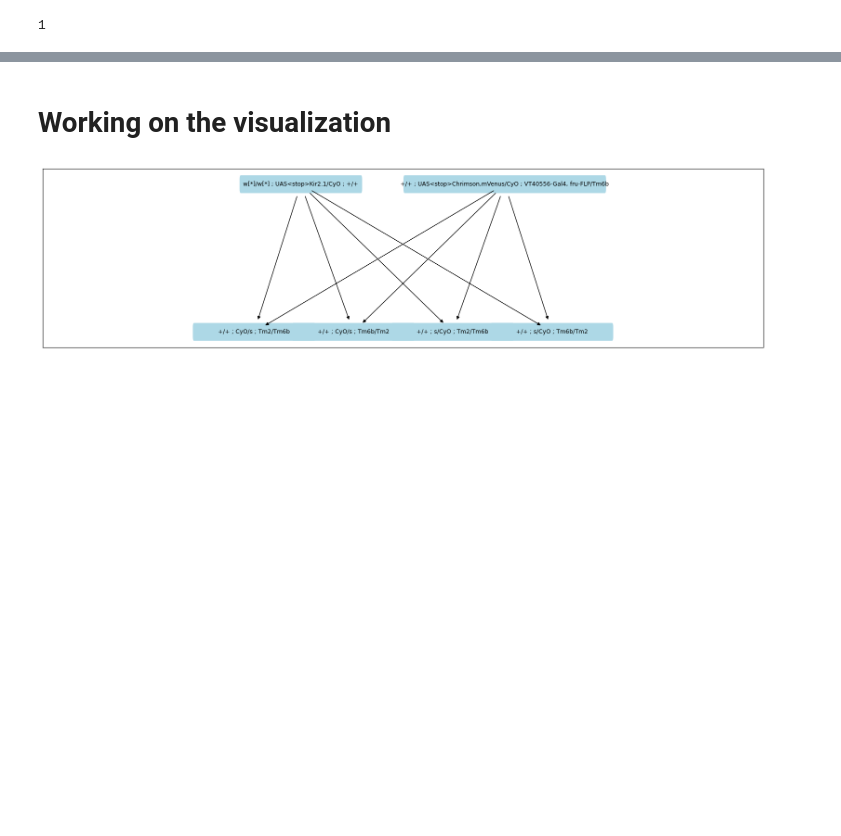
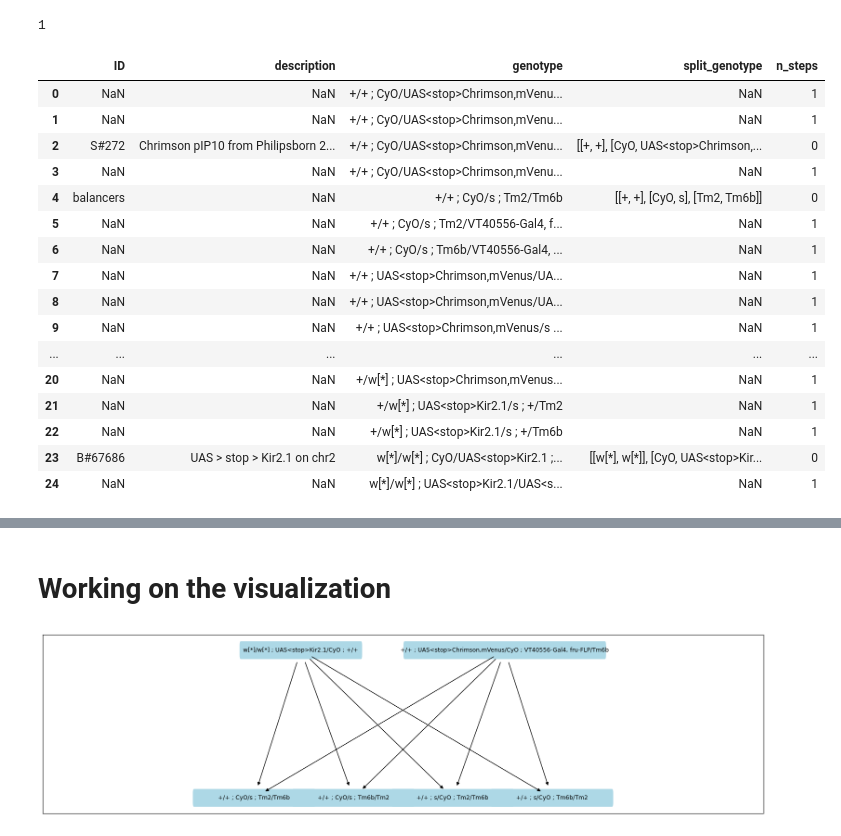
Before and after one commit to adpala/cross_helper, a Jupyter notebook: testing.ipynb, the cells around one changed output, grey strips where cells are left out. Cells and saved outputs as stored; diff of their text form; code cells hidden in the pictures; blank space fills up the shorter version.

```diff
--- a/testing.ipynb
+++ b/testing.ipynb
@@ -127,3 +146,27 @@ while (goal_genotype not in current_stock_pool) or (n_steps > 4):
         print(n_steps)
 # %% [output]
 1
+# %%
+new_pool_df = pd.DataFrame(new_stock_pool,columns=['genotype'])
+new_pool_df['n_steps'] = 1
+fly_stock_table = pd.concat((fly_stock_table,new_pool_df))
+fly_stock_table = remove_longer_duplicates(fly_stock_table)
+fly_stock_table
+# %% [output]
+|  | ID | description | genotype | split_genotype | n_steps |
+| 0 | NaN | NaN | +/+ ; CyO/UAS<stop>Chrimson,mVenu... | NaN | 1 |
+| 1 | NaN | NaN | +/+ ; CyO/UAS<stop>Chrimson,mVenu... | NaN | 1 |
+| 2 | S#272 | Chrimson pIP10 from Philipsborn 2... | +/+ ; CyO/UAS<stop>Chrimson,mVenu... | [[+, +], [CyO, UAS<stop>Chrimson,... | 0 |
+| 3 | NaN | NaN | +/+ ; CyO/UAS<stop>Chrimson,mVenu... | NaN | 1 |
+| 4 | balancers | NaN | +/+ ; CyO/s ; Tm2/Tm6b | [[+, +], [CyO, s], [Tm2, Tm6b]] | 0 |
+| 5 | NaN | NaN | +/+ ; CyO/s ; Tm2/VT40556-Gal4, f... | NaN | 1 |
+| 6 | NaN | NaN | +/+ ; CyO/s ; Tm6b/VT40556-Gal4, ... | NaN | 1 |
+| 7 | NaN | NaN | +/+ ; UAS<stop>Chrimson,mVenus/UA... | NaN | 1 |
+| 8 | NaN | NaN | +/+ ; UAS<stop>Chrimson,mVenus/UA... | NaN | 1 |
+| 9 | NaN | NaN | +/+ ; UAS<stop>Chrimson,mVenus/s ... | NaN | 1 |
+| ... | ... | ... | ... | ... | ... |
+| 20 | NaN | NaN | +/w[*] ; UAS<stop>Chrimson,mVenus... | NaN | 1 |
+| 21 | NaN | NaN | +/w[*] ; UAS<stop>Kir2.1/s ; +/Tm2 | NaN | 1 |
+| 22 | NaN | NaN | +/w[*] ; UAS<stop>Kir2.1/s ; +/Tm6b | NaN | 1 |
+| 23 | B#67686 | UAS > stop > Kir2.1 on chr2 | w[*]/w[*] ; CyO/UAS<stop>Kir2.1 ;... | [[w[*], w[*]], [CyO, UAS<stop>Kir... | 0 |
+| 24 | NaN | NaN | w[*]/w[*] ; UAS<stop>Kir2.1/UAS<s... | NaN | 1 |
```
Also changed, not shown: parts of 4 cells of this notebook.
